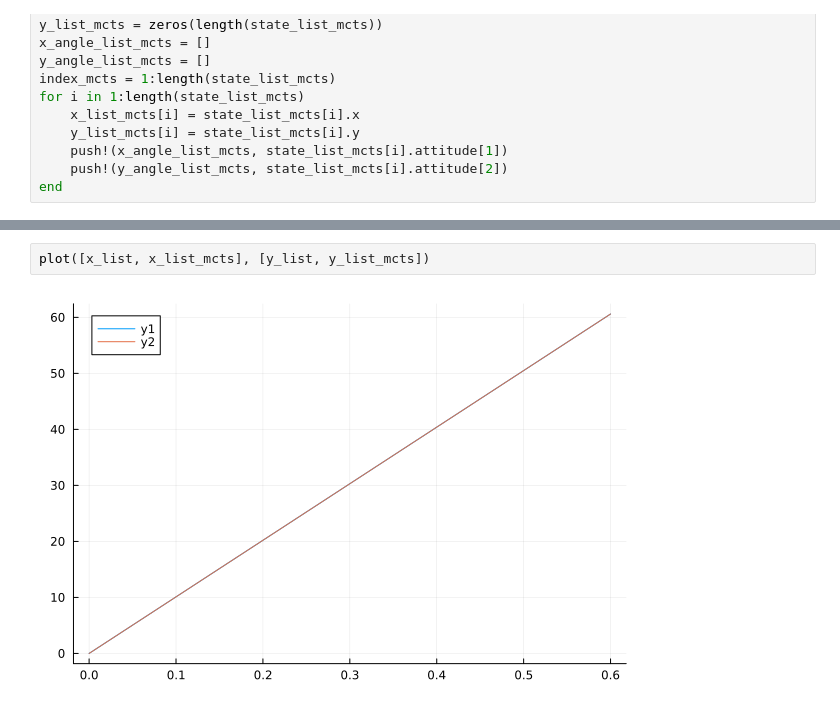
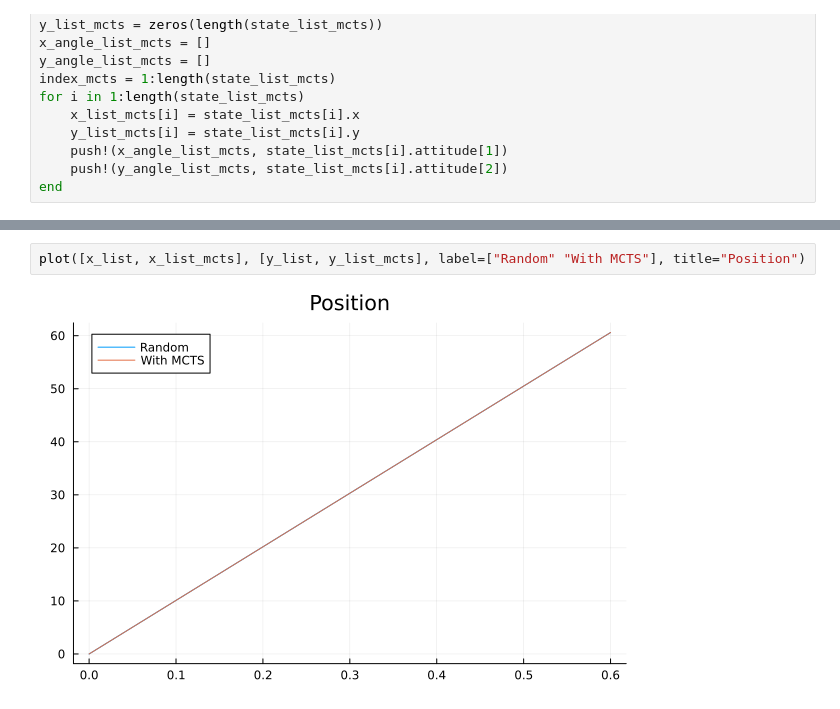
Before and after one commit to GigaVoltFlash/AA228-Final-Project, a Jupyter notebook: dev-anshuk/integrated_problem.ipynb, the cells around one changed output, grey strips where cells are left out. Saved outputs shown, nothing was run; the diff lists cells and outputs as text.

```diff
--- a/dev-anshuk/integrated_problem.ipynb
+++ b/dev-anshuk/integrated_problem.ipynb
@@ -267,4 +251,4 @@ plot(index, [x_angle_list, x_angle_list_mcts], label=["Random" "With MCTS"])
 # %%
-plot([x_list, x_list_mcts], [y_list, y_list_mcts])
+plot([x_list, x_list_mcts], [y_list, y_list_mcts], label=["Random" "With MCTS"], title="Position")
 # %% [output]
-[figure, old version]
+[figure, new version]
```
Also changed, not shown: parts of 8 cells of this notebook, 1 other file.
